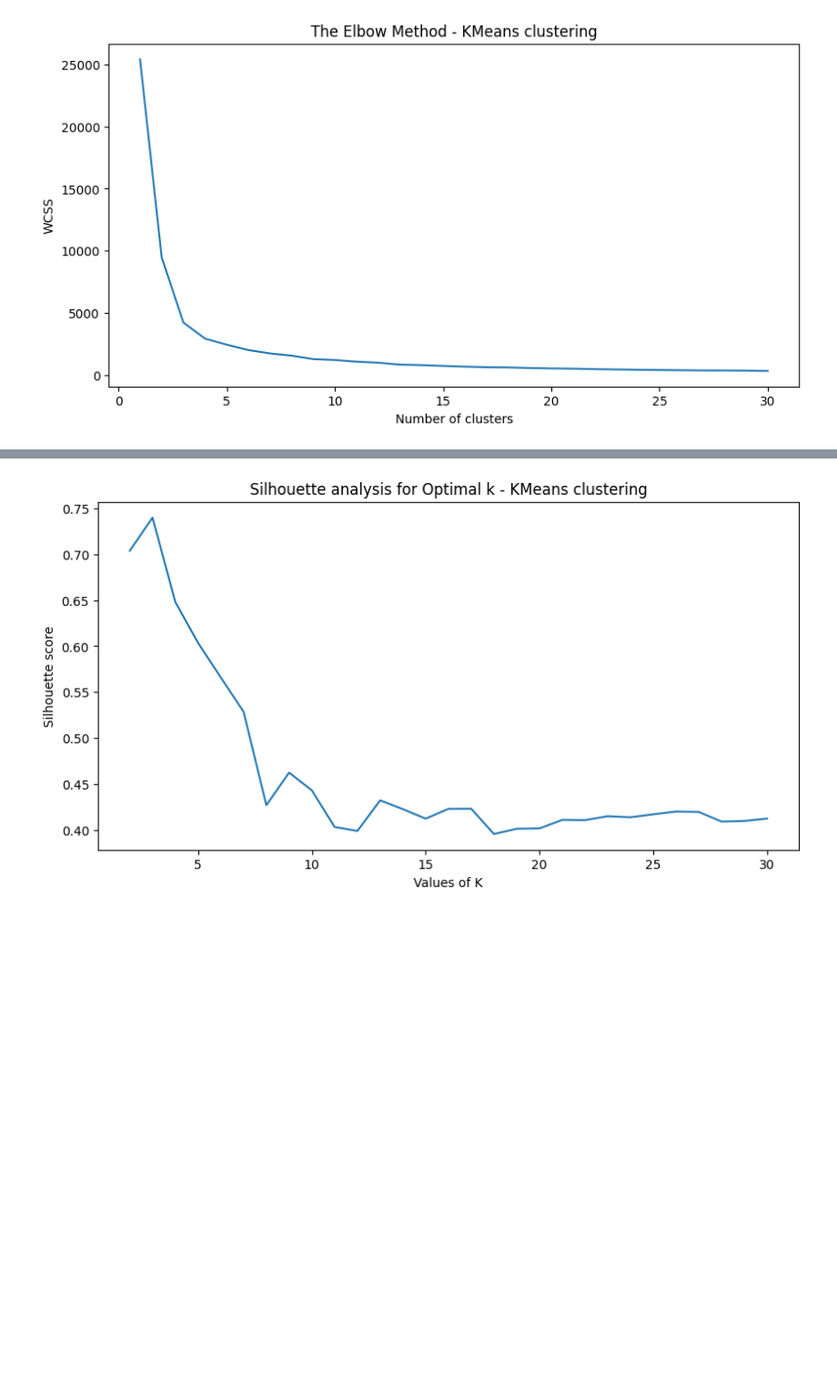
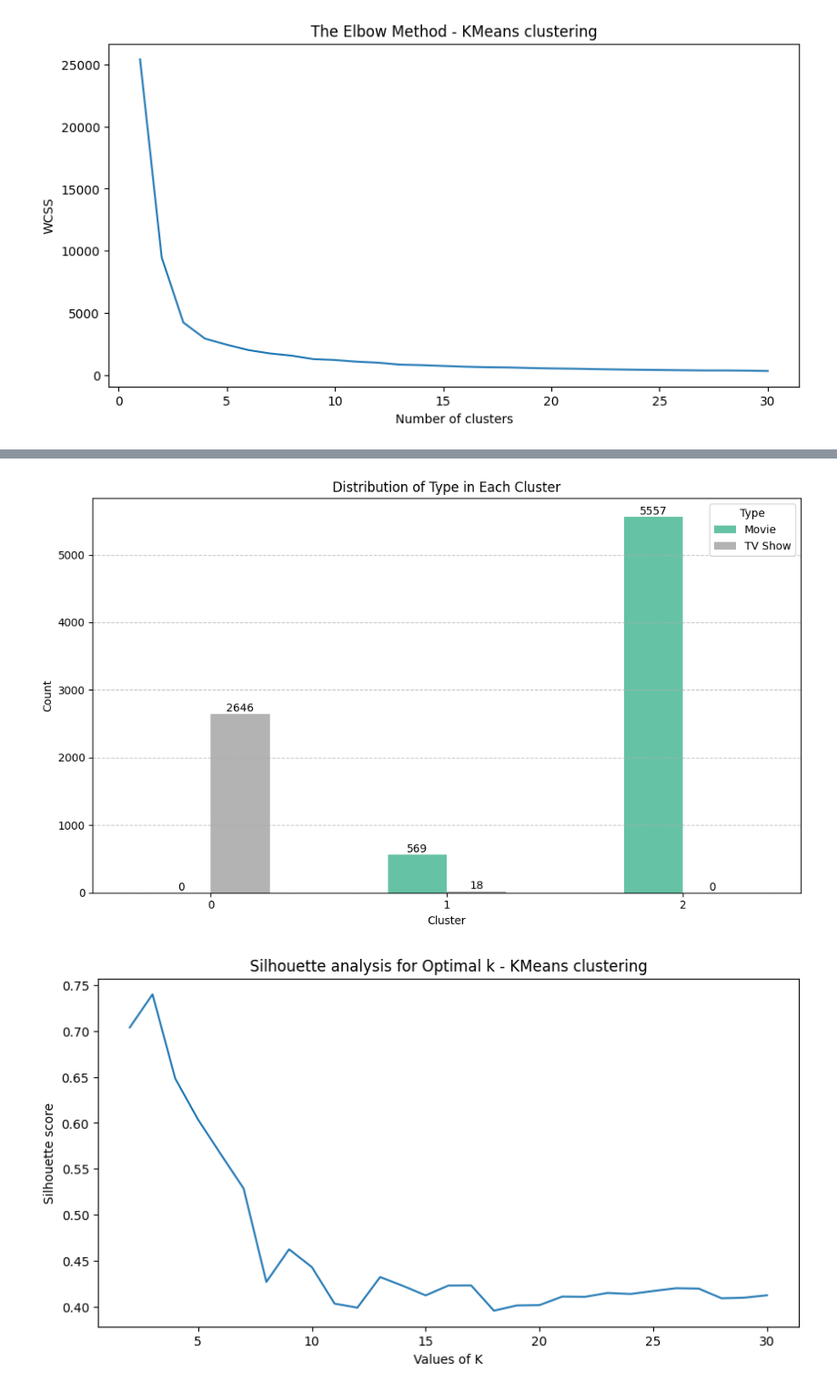
Before and after one commit to PatandyaW/Skripsikkk, a Jupyter notebook: Skripsik.ipynb, the cells around one changed output, grey strips where cells are left out. Shown at 91% size. Cells and saved outputs as stored; diff of their text form; code cells hidden in the pictures; blank space fills up the shorter version.

```diff
--- a/Skripsik.ipynb
+++ b/Skripsik.ipynb
@@ -788,0 +773,14 @@ cluster
+# %%
+
+# Step 1: Add cluster labels to your original DataFrame
+net_df_clustered = net_df.copy()
+net_df_clustered['cluster'] = clusters
+
+# Step 2: Group by cluster and type, then count
+type_distribution = net_df_clustered.groupby(['cluster', 'type']).size().reset_index(name='count')
+
+# Step 3: (Optional) Pivot for better readability
+type_pivot = type_distribution.pivot(index='cluster', columns='type', values='count').fillna(0).astype(int)
+
+# Step 4: Display the pivot table
+print(type_pivot)
@@ -789,3 +817,23 @@ cluster
+# %%
+import matplotlib.pyplot as plt
+
+# Step 1: Use the pivot table from before
+ax = type_pivot.plot(kind='bar', figsize=(10, 6), colormap='Set2')
+
+for container in ax.containers:
+    ax.bar_label(container, label_type='edge', fontsize=10)
+
+# Step 2: Styling
+plt.title('Distribution of Type in Each Cluster')
+plt.xlabel('Cluster')
+plt.ylabel('Count')
+plt.legend(title='Type')
+plt.grid(axis='y', linestyle='--', alpha=0.7)
+plt.xticks(rotation=0)
+plt.tight_layout()
+plt.show()
+# %% [output]
+[figure, added]
 # %%
 range_n_clusters = range(2, 31)
 silhouette_avg = []
```
Also changed, not shown: parts of 16 cells of this notebook.
